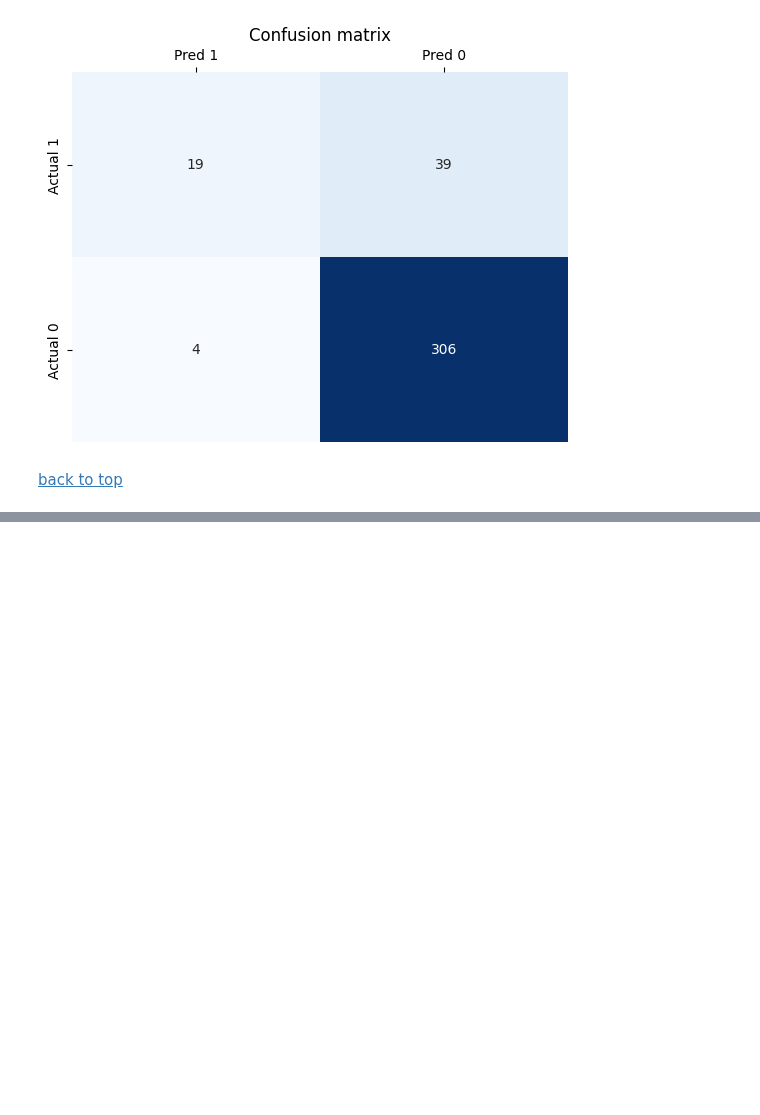
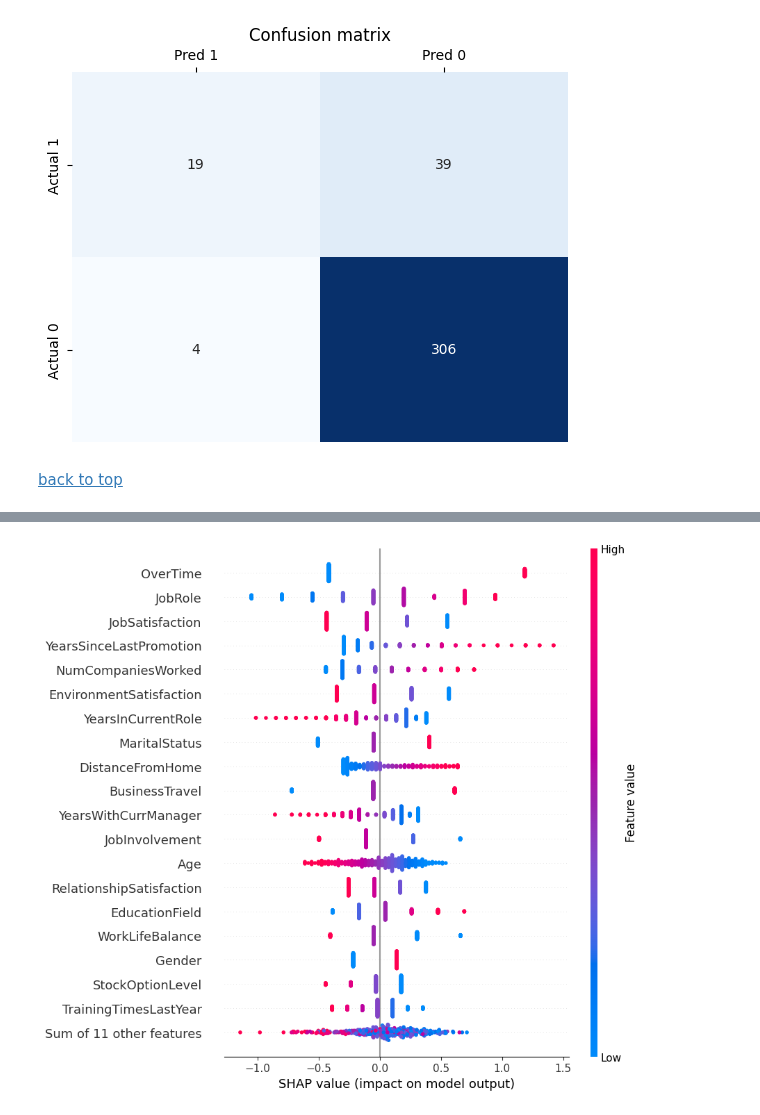
Before and after one commit to GoncaloJoseMoura/Projects, a Jupyter notebook: HR/HR_Attrition.ipynb, the cells around one changed output, grey strips where cells are left out. Drawn from its saved outputs; the diff is of its cells as text; code cells hidden in the pictures; blank space fills up the shorter version.

```diff
--- a/HR/HR_Attrition.ipynb
+++ b/HR/HR_Attrition.ipynb
@@ -472,9 +484,9 @@ for model, model_name in models:
   print(f'finished {model_name} training in {seconds // 60:02d}:{seconds%60:02d}\n')
 
   print("Saving model ...")
-  sample_dir = cwd / sub_path / model_name
+  sample_dir = cwd / sub_path
   sample_dir.mkdir(parents=True, exist_ok=True)
-  output = os.path.join(sample_dir, ".joblib")
+  output = os.path.join(sample_dir, model_name + ".joblib")
   joblib.dump(model, output)
   print("Computing metrics ...\n")
 
@@ -587,0 +623,8 @@ weighted avg       0.90      0.90      0.89       368
+# %%
+explainer = shap.Explainer(clf, X_train_scaled, feature_names=clf.feature_names_in_)
+shap_values = explainer(X_test_scaled)
+shap_values.data = X_test.values # replacing normalized values with the features values for explanation interpretability
+# %%
+shap.plots.beeswarm(shap_values, max_display= 20, show=False)
+# %% [output]
+[figure, added]
```
Also changed, not shown: parts of 15 cells of this notebook, 9 other files.
